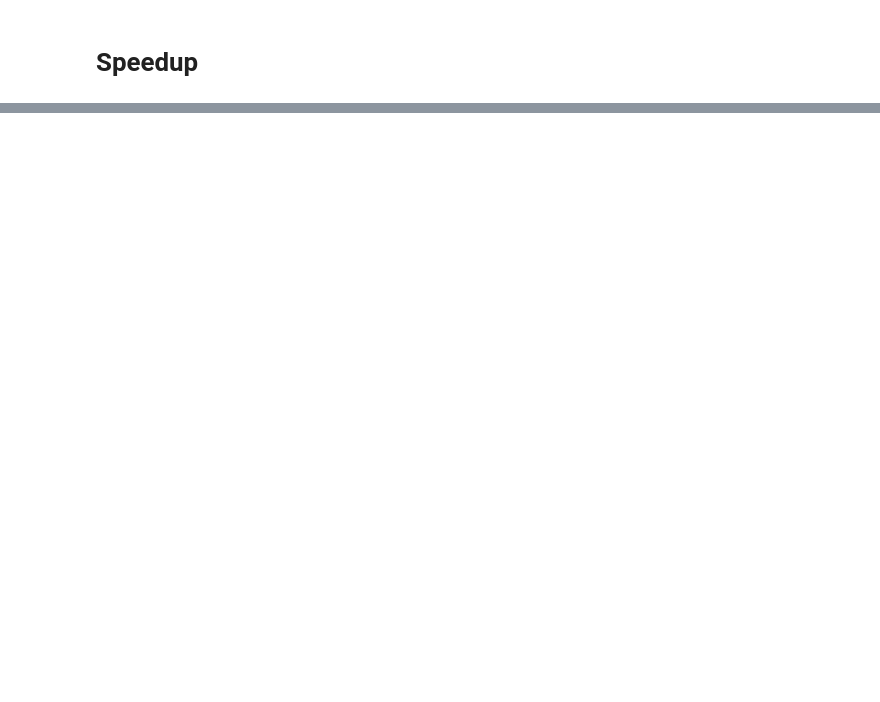
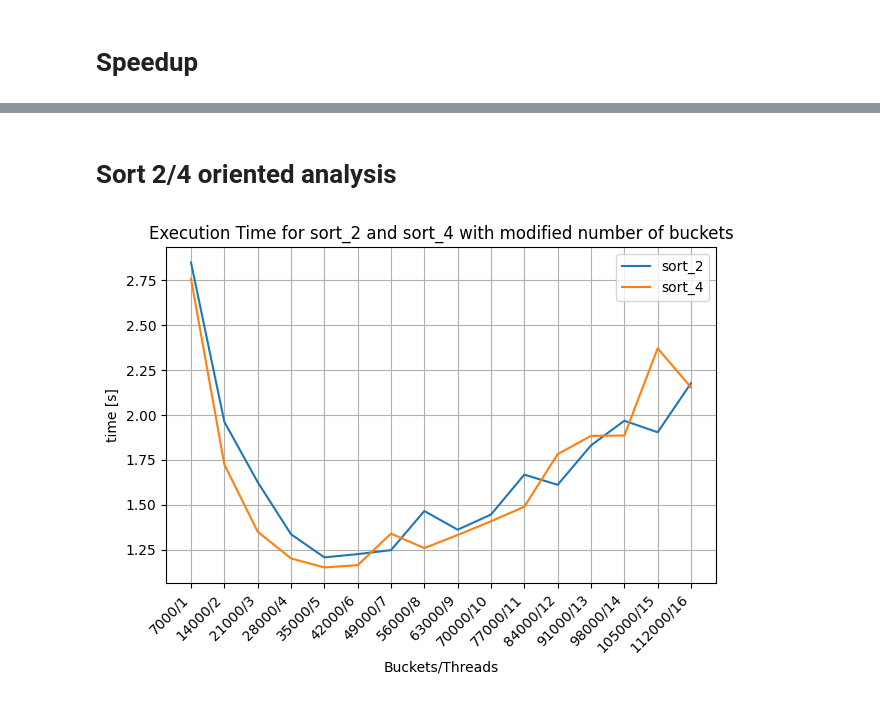
Before and after one commit to basiav/mpr, a Jupyter notebook: analysis.ipynb, the cells around one changed output, grey strips where cells are left out. Saved outputs shown, nothing was run; the diff lists cells and outputs as text; code cells hidden in the pictures; blank space fills up the shorter version.

```diff
--- a/analysis.ipynb
+++ b/analysis.ipynb
@@ -83,0 +145,26 @@ for series in df.groupby(["algo"]):
+# %%
+for series in bdf.groupby(["algo"]):
+    series_df = series[1]
+    series_nm = series[0][0]
+
+    plt.plot(series_df["buckets"], series_df["t_mean"], label="total execution")
+    # plt.plot(series_df["buckets"], series_df["t1_mean"], label="array fill")
+    # plt.plot(series_df["buckets"], series_df["t2_mean"], label="distribution to buckets")
+    # plt.plot(series_df["buckets"], series_df["t3_mean"], label="sorting buckets")
+    # plt.plot(series_df["buckets"], series_df["t4_mean"], label="merging results")
+
+    plt.title(f"{series_nm} - Execution Time vs Number of Buckets")
+    # plt.legend()
+    plt.xlabel("Number of Buckets")
+    plt.ylabel("Time [s]")
+    plt.yscale("log")
+    plt.xscale("log")
+    plt.grid()
+
+    min_index = series_df["t_mean"].idxmin()
+    min_value = series_df["t_mean"].min()
+    min_buckets = series_df["buckets"].iloc[min_index-13]
+    plt.annotate(f"min: {min_value:.2f}s buckets: {min_buckets}", xy=(min_buckets, min_value), xytext=(min_buckets*0.05, min_value*1.5),
+                 arrowprops=dict(facecolor='black', arrowstyle='->'))
+
+    plt.show()
@@ -83,0 +202,22 @@ for series in df.groupby(["algo"]):
+# %% [markdown]
+# Sort 2/4 oriented analysis
+# %%
+for series in odf.groupby("algo"):
+    series_df = series[1]
+    series_nm = series[0]
+
+    # Create a combined x-axis label
+    x_labels = [f"{buckets}/{threads}" for buckets, threads in zip(series_df["buckets"], series_df["threads"])]
+
+    plt.plot(x_labels, series_df["t_mean"], label=f"{series_nm}")
+
+plt.title("Execution Time for sort_2 and sort_4 with modified number of buckets")
+plt.xlabel("Buckets/Threads")
+plt.ylabel("time [s]")
+plt.xticks(rotation=45, ha="right")
+plt.grid()
+plt.legend()
+plt.tight_layout()
+plt.show()
+# %% [output]
+[figure, added]
```
Also changed, not shown: parts of 12 cells of this notebook, 8 other files.
